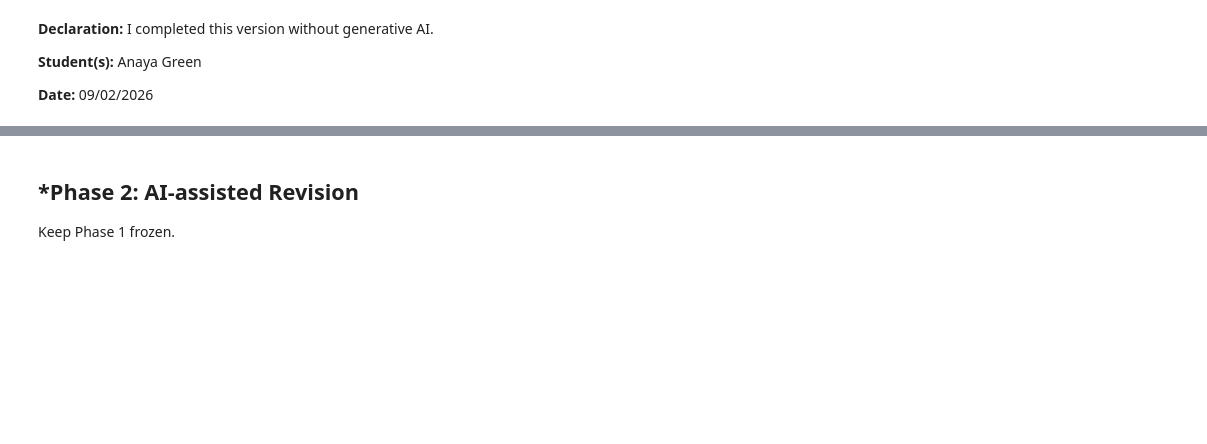
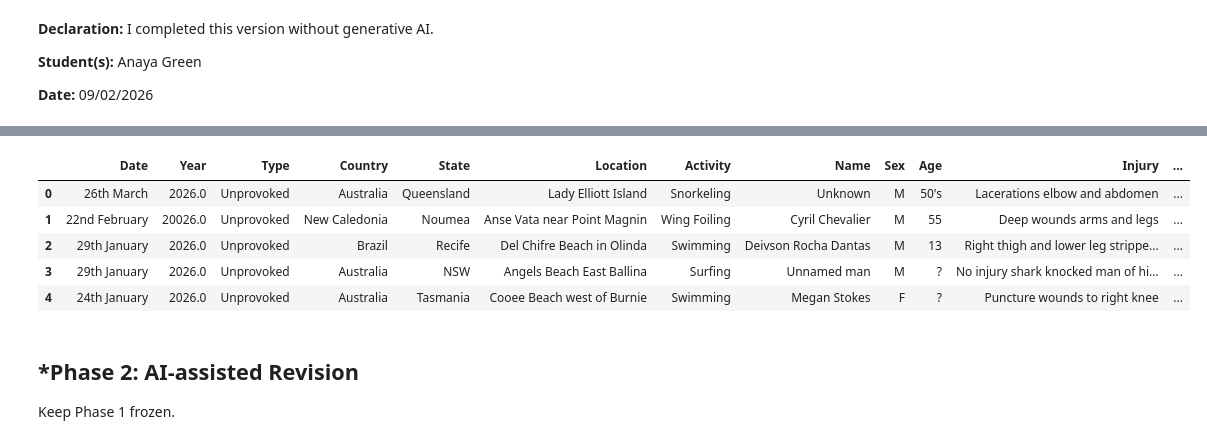
Before and after one commit to anayamgreen/A01-data-wrangling, a Jupyter notebook: A01.ipynb, the cells around one changed output, grey strips where cells are left out. Saved outputs shown, nothing was run; the diff lists cells and outputs as text; code cells hidden in the pictures; blank space fills up the shorter version.

```diff
--- a/A01.ipynb
+++ b/A01.ipynb
@@ -184,3 +179,22 @@ There are no missing values in the cross tabulation
+# %%
+import numpy as np
+import matplotlib.pyplot as plt
+import pandas as pd
+
+# Read in the shark data
+
+url='https://sharkattackfile.net/GSAF5.xls'
+df = pd.read_excel(url)
+df.head()
+df = df.drop(columns=['pdf', 'href','href formula','Case Number','Case Number.1','original order','Unnamed: 21','Unnamed: 22'])
+df.head()
+# %% [output]
+|  | Date | Year | Type | Country | State | Location | Activity | Name | Sex | Age | Injury | ... |
+| 0 | 26th March | 2026.0 | Unprovoked | Australia | Queensland | Lady Elliott Island | Snorkeling | Unknown | M | 50's | Lacerations elbow and abdomen | ... |
+| 1 | 22nd February | 20026.0 | Unprovoked | New Caledonia | Noumea | Anse Vata near Point Magnin | Wing Foiling | Cyril Chevalier | M | 55 | Deep wounds arms and legs | ... |
+| 2 | 29th January | 2026.0 | Unprovoked | Brazil | Recife | Del Chifre Beach in Olinda | Swimming | Deivson Rocha Dantas | M | 13 | Right thigh and lower leg strippe... | ... |
+| 3 | 29th January | 2026.0 | Unprovoked | Australia | NSW | Angels Beach East Ballina | Surfing | Unnamed man | M | ? | No injury shark knocked man of hi... | ... |
+| 4 | 24th January | 2026.0 | Unprovoked | Australia | Tasmania | Cooee Beach west of Burnie | Swimming | Megan Stokes | F | ? | Puncture wounds to right knee | ... |
 # %% [markdown]
 ## *Phase 2: AI-assisted Revision
 Keep Phase 1 frozen.
```
Also changed, not shown: parts of 5 cells of this notebook.
